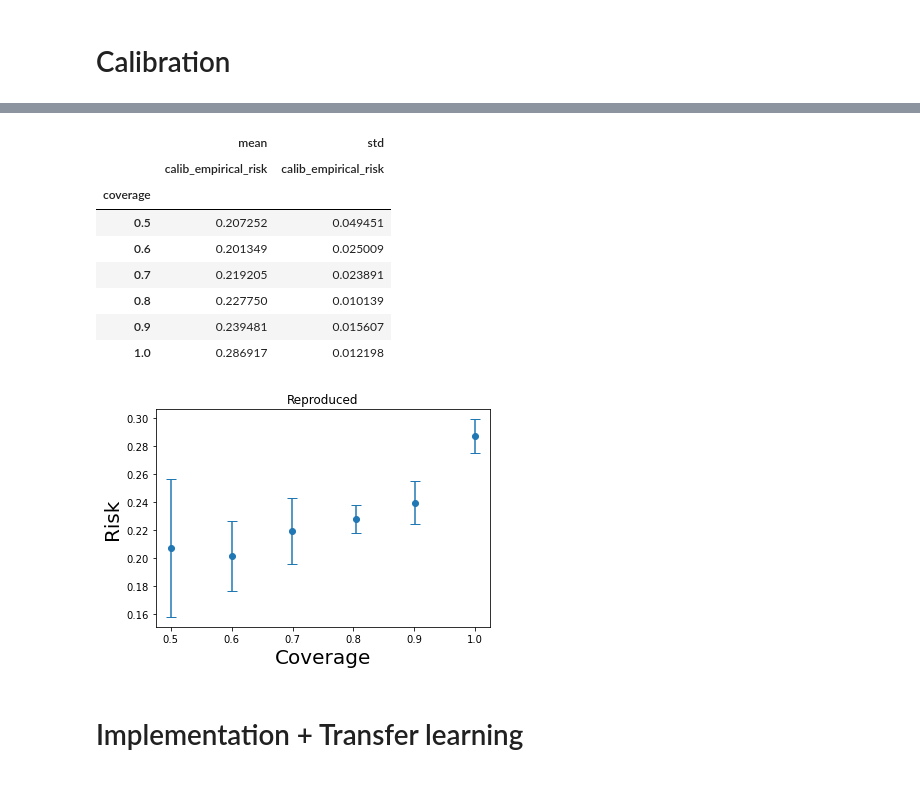
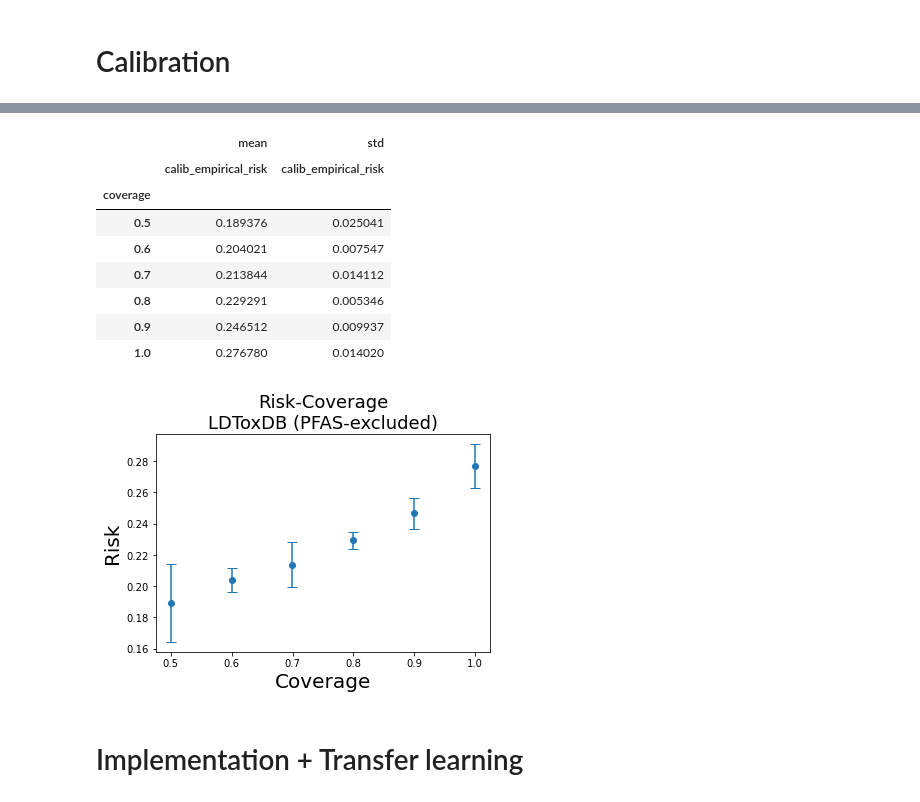
Before and after one commit to AI4PFAS/AI4PFAS, a Jupyter notebook: notebooks/selective-net.ipynb, the cells around one changed output, grey strips where cells are left out. Cells and saved outputs as stored; diff of their text form; code cells hidden in the pictures.

Commit message:
revised selective net and results

```diff
--- a/notebooks/selective-net.ipynb
+++ b/notebooks/selective-net.ipynb
@@ -40,32 +43,3 @@ def calibrated_empirical_risk(y_true, y_pred, tau):
     return emp_risk_num / emp_risk_denom
 # %% [markdown]
 # Calibration
-# %%
-from sklearn.metrics import mean_absolute_error
-
-calibration_results = pd.DataFrame()
-
-for train, test in kfold.get_folds('mordred'):
-    x_train, y_train, smiles_train = train
-    x_test, y_test, smiles_test = test
-
-    y_train = experimental_setup.scaler.fit_transform(y_train)
-    for c in [0.5,0.6,0.7,0.8,0.9,1.0]:
-        model = sn_mordred(input_shape=x_train[0].shape)
-        model.c_coverage = c
-        model.epochs = 1000
-        model.fit(x_train, y_train)
-
-        y_hat = model.predict(x_test)[0]
-        y_hat[:,0] = experimental_setup.scaler.inverse_transform(y_hat[:,0])
-
-        tau = np.percentile(y_hat[:,1], 100*(1-c))
-
-        calibration_results = calibration_results.append({
-            'coverage': c,
-            'pre_calib_coverage': calibrated_coverage(y_test, y_hat, 0.5),
-            'pre_calib_empirical_risk': calibrated_empirical_risk(y_test, y_hat, 0.5),
-            'calib_coverage': calibrated_coverage(y_test, y_hat, tau),
-            'calib_empirical_risk': calibrated_empirical_risk(y_test, y_hat, tau),
-            'tau': tau
-        }, ignore_index=True)
@@ -91,30 +94,30 @@ KeyboardInterrupt:
 # %%
 import matplotlib.pyplot as plt
 
 def std(x):
     return np.std(x, ddof=1)
 
 summary = calibration_results.pivot_table(index='coverage',aggfunc=[np.mean,std])
 
 plt.errorbar(summary['mean']['calib_coverage'],
              summary['mean']['calib_empirical_risk'],
              yerr=summary['std']['calib_empirical_risk'], fmt='o', capsize=5)
 plt.xlabel('Coverage', fontsize=20)
 plt.ylabel('Risk', fontsize=20)
-plt.title('Reproduced')
+plt.title('Risk-Coverage\nLDToxDB (PFAS-excluded)', fontsize=18)
 
 summary[[('mean','calib_empirical_risk'), ('std','calib_empirical_risk')]]
 # %% [output]
 |  | mean | std |
 |  | calib_empirical_risk | calib_empirical_risk |
 | coverage |  |  |
-| 0.5 | 0.207252 | 0.049451 |
-| 0.6 | 0.201349 | 0.025009 |
-| 0.7 | 0.219205 | 0.023891 |
-| 0.8 | 0.227750 | 0.010139 |
-| 0.9 | 0.239481 | 0.015607 |
-| 1.0 | 0.286917 | 0.012198 |
+| 0.5 | 0.189376 | 0.025041 |
+| 0.6 | 0.204021 | 0.007547 |
+| 0.7 | 0.213844 | 0.014112 |
+| 0.8 | 0.229291 | 0.005346 |
+| 0.9 | 0.246512 | 0.009937 |
+| 1.0 | 0.276780 | 0.014020 |
-[figure, old version]
+[figure, new version]
 # %% [markdown]
 # Implementation + Transfer learning
 # %%
```
Also changed, not shown: parts of 11 cells of this notebook, 46 other files.
